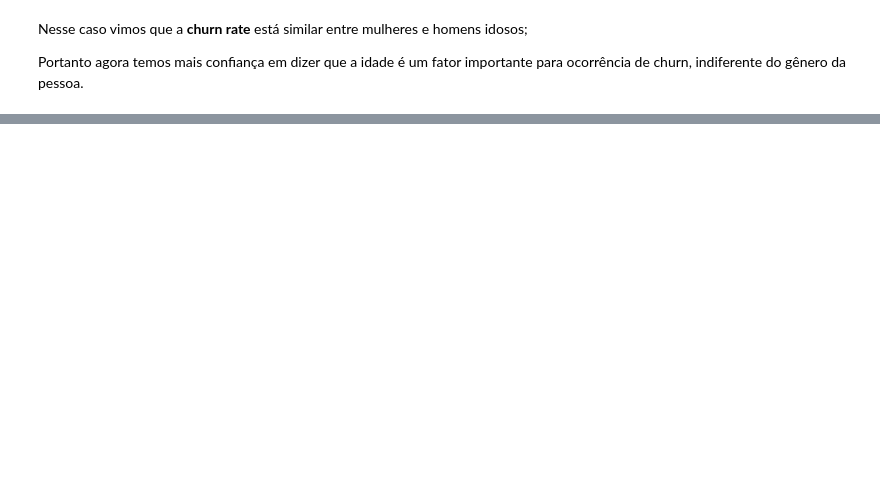
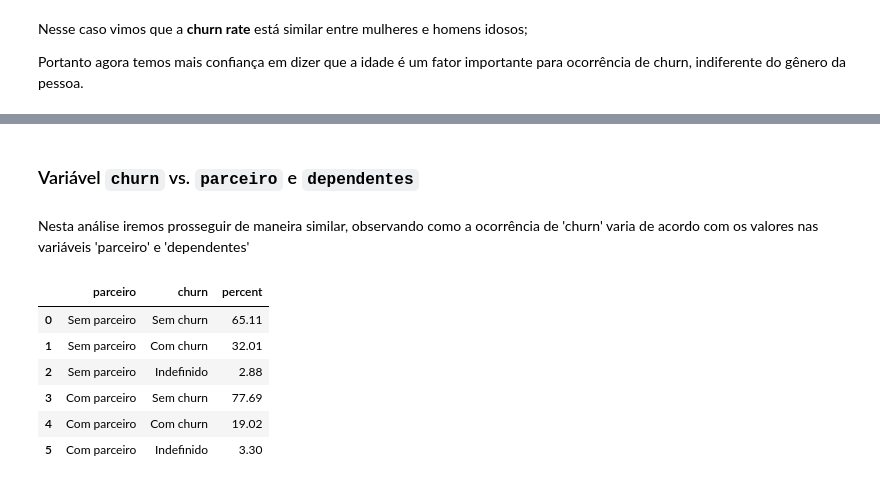
Before and after one commit to jackson-simionato/challenge_alura_DS01, a Jupyter notebook: week_2_challenge_alura_DS_2022_05.ipynb, the cells around one changed output, grey strips where cells are left out. Cells and saved outputs as stored; diff of their text form; code cells hidden in the pictures; blank space fills up the shorter version.

```diff
--- a/week_2_challenge_alura_DS_2022_05.ipynb
+++ b/week_2_challenge_alura_DS_2022_05.ipynb
@@ -218,0 +218,24 @@ Portanto agora temos mais confiança em dizer que a idade é um fator importante
+# %% [markdown]
+### Variável `churn` vs. `parceiro` e `dependentes`
+# %% [markdown]
+Nesta análise iremos prosseguir de maneira similar, observando como a ocorrência de 'churn' varia de acordo com os valores nas variáveis 'parceiro' e 'dependentes'
+# %%
+cross_churn_parceiro = pd.crosstab(dados.churn, dados.parceiro, normalize='columns').unstack().reset_index().rename(columns={0:'percent'})
+cross_churn_parceiro['percent'] = round(cross_churn_parceiro['percent']*100,2)
+cross_churn_parceiro.parceiro.replace({'No':'Sem parceiro', 'Yes':'Com parceiro'}, inplace=True)
+cross_churn_parceiro.churn.replace({'No':'Sem churn','Yes':'Com churn','undefined':'Indefinido'}, inplace=True)
+
+display(cross_churn_parceiro)
+
+bar1 = px.bar(x=cross_churn_parceiro.parceiro,y=cross_churn_parceiro.percent, labels={'x':'Parceiro', 'y':'percent'}, text_auto=True, color=cross_churn_parceiro.churn, barmode='group',
+color_discrete_sequence=['green','red','grey'])
+
+bar1.show()
+# %% [output]
+|  | parceiro | churn | percent |
+| 0 | Sem parceiro | Sem churn | 65.11 |
+| 1 | Sem parceiro | Com churn | 32.01 |
+| 2 | Sem parceiro | Indefinido | 2.88 |
+| 3 | Com parceiro | Sem churn | 77.69 |
+| 4 | Com parceiro | Com churn | 19.02 |
+| 5 | Com parceiro | Indefinido | 3.30 |
```
Also changed, not shown: parts of 16 cells of this notebook.
